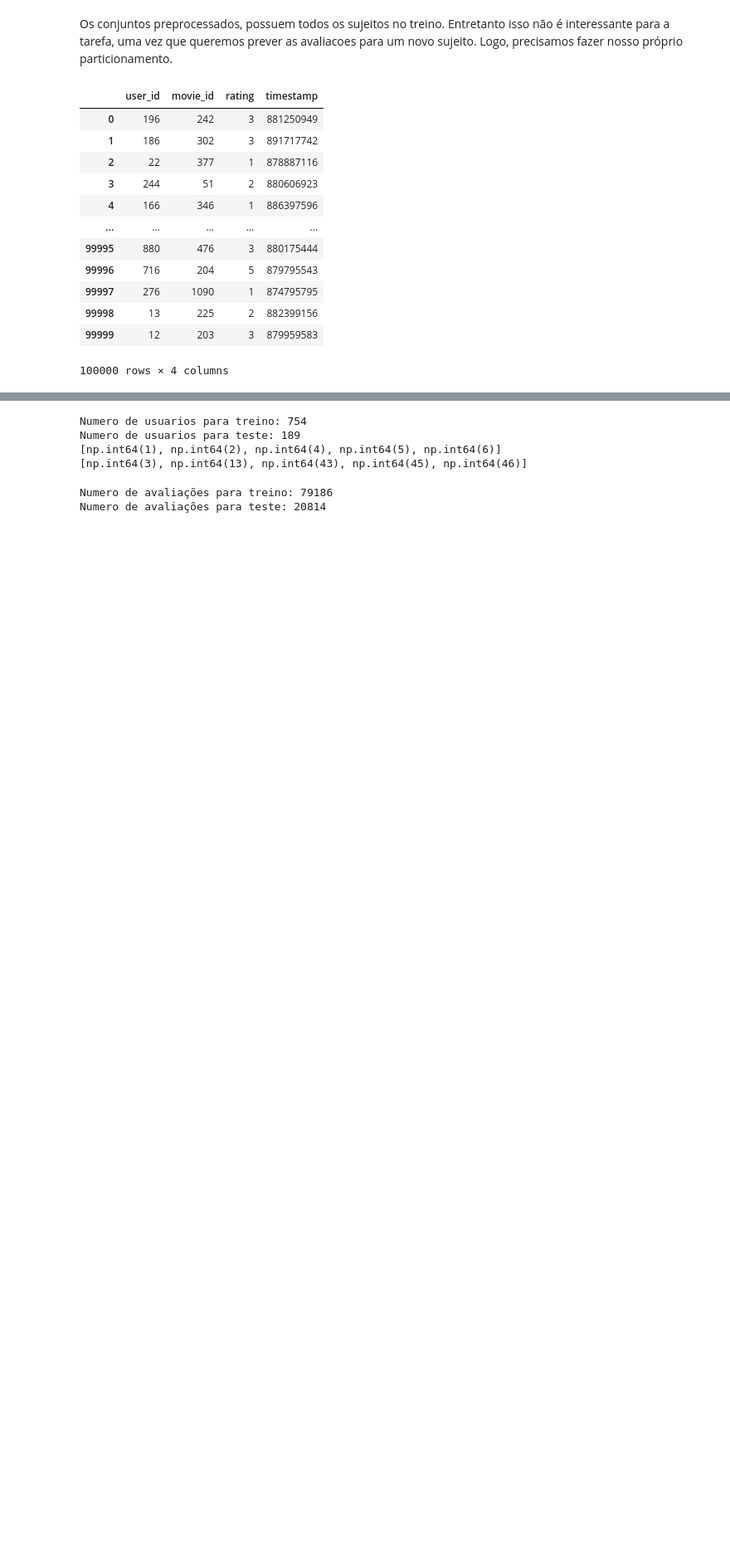
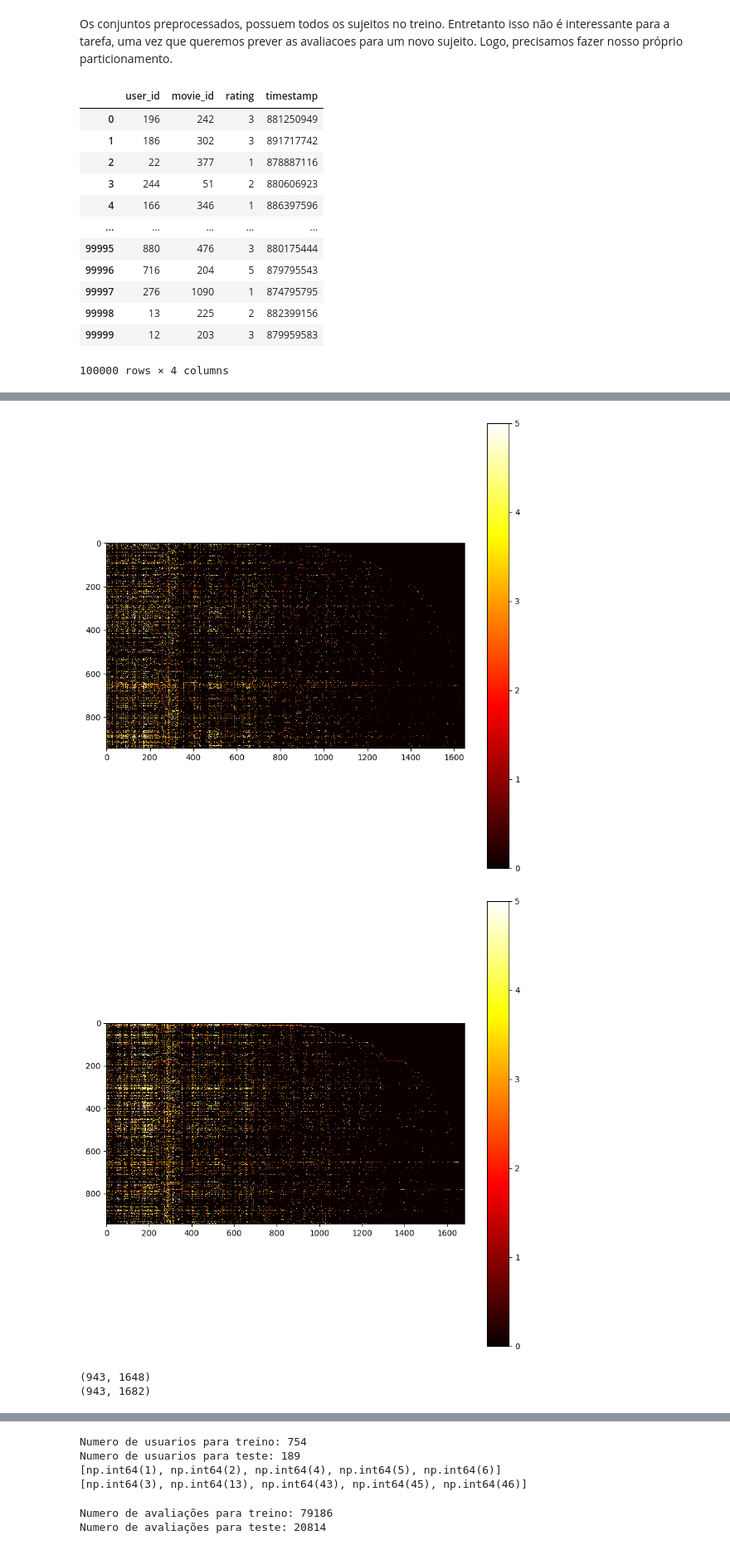
Before and after one commit to salocinrevenge/AlgeLin-ML, a Jupyter notebook: tarefa2.ipynb, the cells around one changed output, grey strips where cells are left out. Shown at 83% size. Drawn from its saved outputs; the diff is of its cells as text; code cells hidden in the pictures; blank space fills up the shorter version.

Commit message:
adiciona outra particao, ta td quebrado ainda

```diff
--- a/tarefa2.ipynb
+++ b/tarefa2.ipynb
@@ -235,0 +265,22 @@ complete
+# %%
+u1_train = u1_train_raw.pivot(index='user_id', columns='movie_id', values='rating')
+u1_test = u1_test_raw.pivot(index='user_id', columns='movie_id', values='rating')
+
+# # descobre quais colunas não estão presentes no treino
+# missing_cols = set(u1_test_raw['movie_id']) - set(u1_train.columns)
+
+# # adiciona as colunas faltantes com valores nan
+# for col in missing_cols:
+#     u1_train[col] = np.nan
+
+# preenche os valores nan com 0
+u1_train_na0 = u1_train.fillna(0)
+u1_test_na0 = u1_test.fillna(0)
+
+# converte para array
+u1_train_na0_array = jnp.array(u1_train_na0.values)
+u1_test_na0_array = jnp.array(u1_test_na0.values)
+
+
+print(u1_train_na0_array.shape)
+print(u1_test_na0_array.shape)
@@ -235,0 +290,21 @@ complete
+# %%
+# mostra as matrizes como mapa de calor
+import matplotlib.pyplot as plt
+
+plt.figure(figsize=(10, 10))
+plt.imshow(u1_train_na0_array, cmap='hot', interpolation='nearest')
+plt.colorbar()
+plt.show()
+
+plt.figure(figsize=(10, 10))
+plt.imshow(u1_test_na0_array, cmap='hot', interpolation='nearest')
+plt.colorbar()
+plt.show()
+
+print(u1_train_na0_array.shape)
+print(u1_test_na0_array.shape)
+# %% [output]
+[figure, added]
+[figure, added]
+(943, 1648)
+(943, 1682)
```
Also changed, not shown: parts of 18 cells of this notebook.
